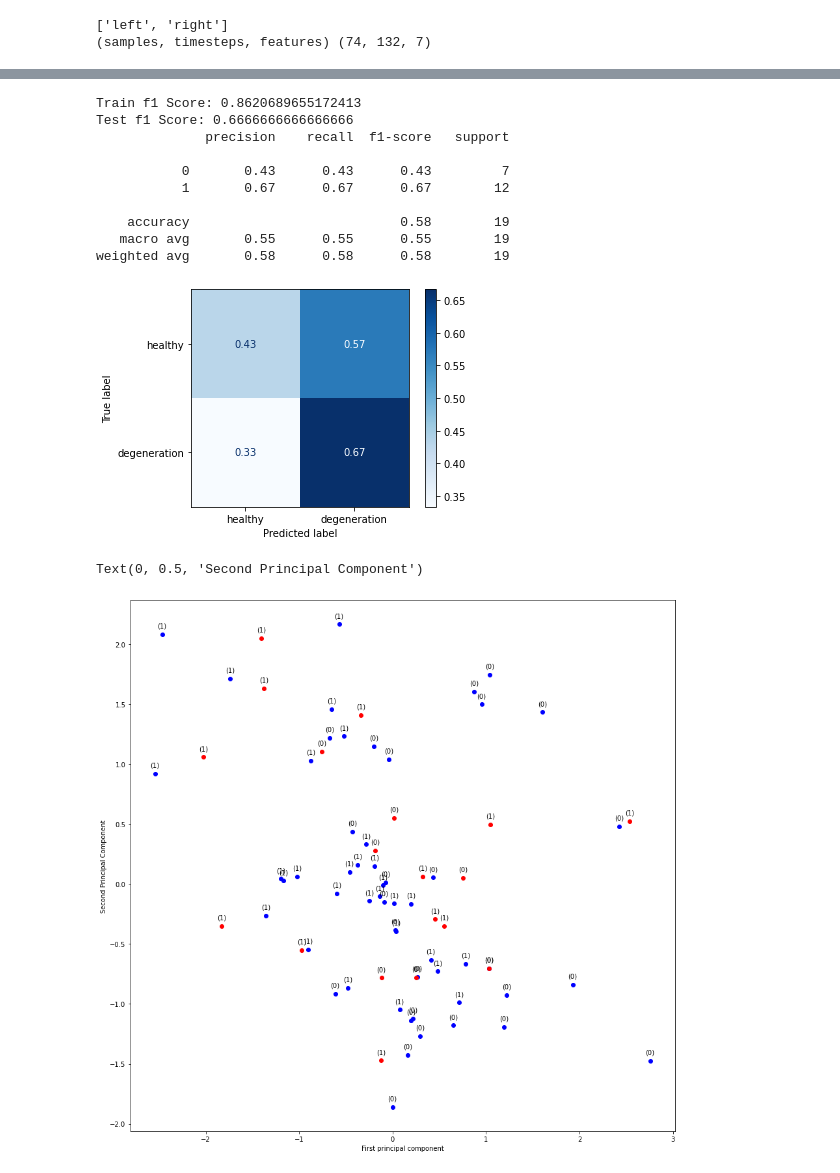
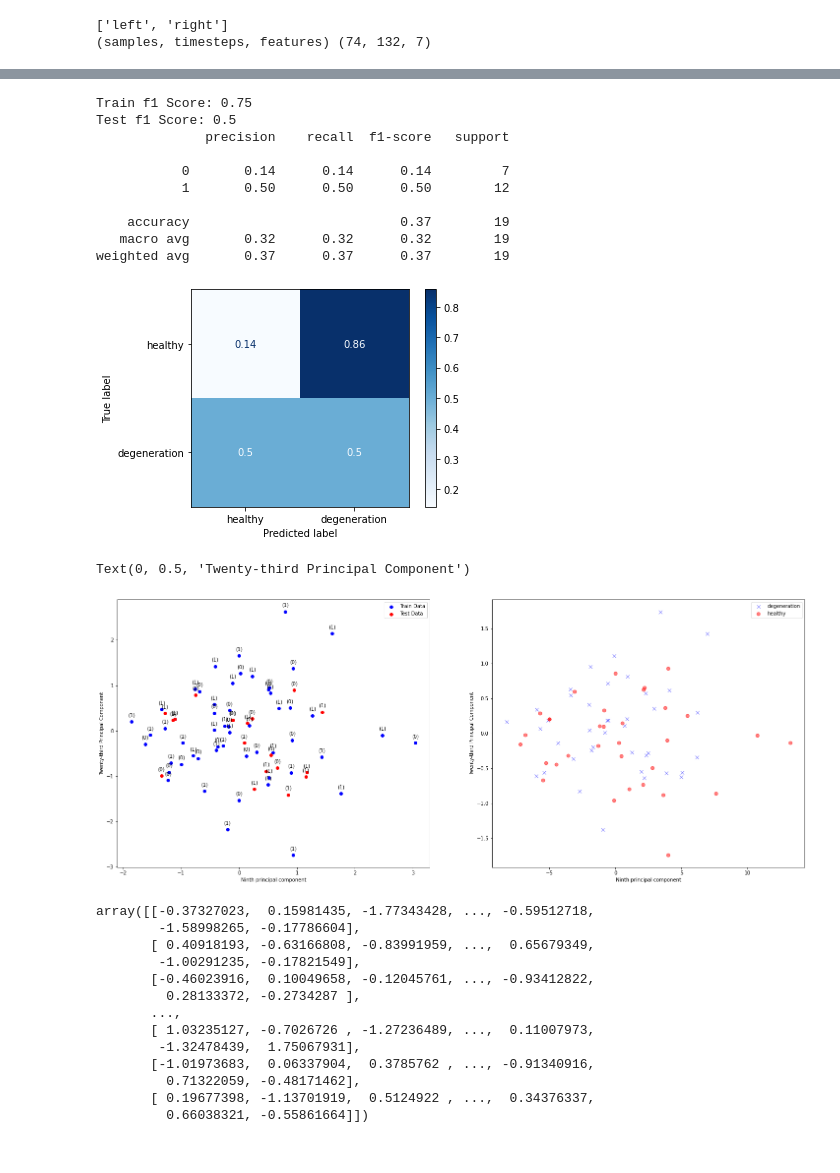
Before and after one commit to AlekKrajanowski/Motion-Capture-Gait, a Jupyter notebook: AKrajanowski/PCA_KNC.ipynb, the cells around one changed output, grey strips where cells are left out. Drawn from its saved outputs; the diff is of its cells as text; code cells hidden in the pictures.

```diff
--- a/AKrajanowski/PCA_KNC.ipynb
+++ b/AKrajanowski/PCA_KNC.ipynb
@@ -59,6 +47,5 @@ array([[-0.92125674, -0.6165565 , -0.69867153, ...,  0.1108021 ,
 # %%
-components = min(74, 7)
-pca = PCA(n_components=components, svd_solver='full')
+pca = PCA(n_components=74, svd_solver='full')
 pca.fit(scaled_data)
 X_pca = pca.transform(scaled_data)
 # %%
@@ -124,5 +114,5 @@ plt.show()
 # %%
-X = scaled_data[:,0:56]
+X = X_pca[:,0:75]
 
 # Train-test-split
 X_train, X_test, y_train, y_test = train_test_split(X, digits_int,
@@ -144,43 +134,71 @@ print(f'Train f1 Score: {f1_score(y_train, y_pred_train)}')
 print(f'Test f1 Score: {f1_score(y_test, y_pred_test)}')
 print(classification_report(y_test, y_pred_test))
 # %% [output]
-Train f1 Score: 0.8620689655172413
-Test f1 Score: 0.6666666666666666
+Train f1 Score: 0.75
+Test f1 Score: 0.5
               precision    recall  f1-score   support
 
-           0       0.43      0.43      0.43         7
-           1       0.67      0.67      0.67        12
+           0       0.14      0.14      0.14         7
+           1       0.50      0.50      0.50        12
 
-    accuracy                           0.58        19
-   macro avg       0.55      0.55      0.55        19
-weighted avg       0.58      0.58      0.58        19
+    accuracy                           0.37        19
+   macro avg       0.32      0.32      0.32        19
+weighted avg       0.37      0.37      0.37        19
 # %%
 plot_confusion_matrix(knn, X_test, y_test, display_labels=['healthy','degeneration'],
                       normalize='true', cmap='Blues');
 # %% [output]
-[figure, old version]
+[figure, new version]
 # %%
-plt.figure(figsize=(15,15))
-plt.scatter(X_train[:,0],X_train[:,1], c='blue')
-for x,y,z in zip(X_train[:,0],X_train[:,1], y_pred_train):
+fig, ax = plt.subplots(1, 2, figsize=(25,10))
+
+#KNN and PCA
+
+ax[0].scatter(X_train[:,9],X_train[:,35], c='blue', label='Train Data')
+for x,y,z in zip(X_train[:,9],X_train[:,35], y_pred_train):
     label = f"({z})"
-    plt.annotate(label,
+    ax[0].annotate(label,
                  (x,y),
                  textcoords="offset points",
                  xytext=(0,10),
                  ha='center')
 
-plt.scatter(X_test[:,0],X_test[:,1], c='red')
-for x,y,z in zip(X_test[:,0],X_test[:,1], y_pred_test):
+ax[0].scatter(X_test[:,9],X_test[:,35], c='red', label='Test Data')
+for x,y,z in zip(X_test[:,9],X_test[:,35], y_pred_test):
     label = f"({z})"
-    plt.annotate(label,
+    ax[0].annotate(label,
                  (x,y),
                  textcoords="offset points",
                  xytext=(0,10),
                  ha='center')
 
-plt.xlabel('First principal component')
-plt.ylabel('Second Principal Component')
+ax[0].set_xlabel('Ninth principal component')
+ax[0].set_ylabel('Twenty-third Principal Component')
+ax[0].legend()
+
+#Only PCA
+
+ax[1].plot(X_pca[0:40,9],X_pca[0:40,35], 'x', markersize=7, color='blue', alpha=0.5, label='degeneration')
+ax[1].plot(X_pca[41:74,9],X_pca[41:74,35], 'o', markersize=7, color='red', alpha=0.5, label='healthy')
+ax[1].legend()
+ax[1].set_xlabel('Ninth principal component')
+ax[1].set_ylabel('Twenty-third Principal Component')
 # %% [output]
-Text(0, 0.5, 'Second Principal Component')
+Text(0, 0.5, 'Twenty-third Principal Component')
-[figure, old version]
+[figure, new version]
+# %%
+X_train
+# %% [output]
+array([[-0.37327023,  0.15981435, -1.77343428, ..., -0.59512718,
+        -1.58998265, -0.17786604],
+       [ 0.40918193, -0.63166808, -0.83991959, ...,  0.65679349,
+        -1.00291235, -0.17821549],
+       [-0.46023916,  0.10049658, -0.12045761, ..., -0.93412822,
+         0.28133372, -0.2734287 ],
+       ...,
+       [ 1.03235127, -0.7026726 , -1.27236489, ...,  0.11007973,
+        -1.32478439,  1.75067931],
+       [-1.01973683,  0.06337904,  0.3785762 , ..., -0.91340916,
+         0.71322059, -0.48171462],
+       [ 0.19677398, -1.13701919,  0.5124922 , ...,  0.34376337,
+         0.66038321, -0.55861664]])
```
Also changed, not shown: parts of 3 cells of this notebook, 12 other files.
